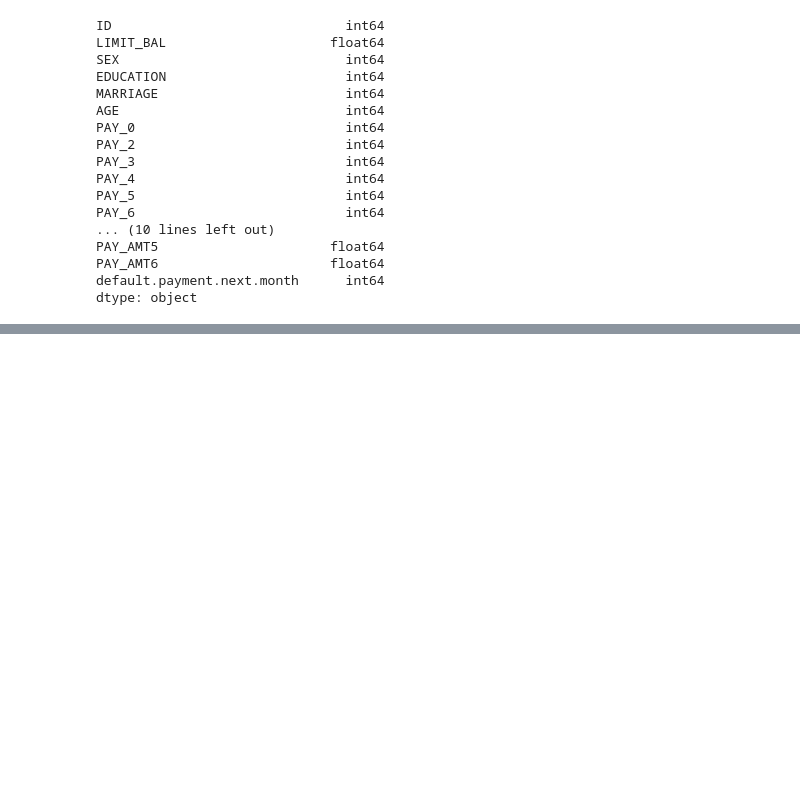
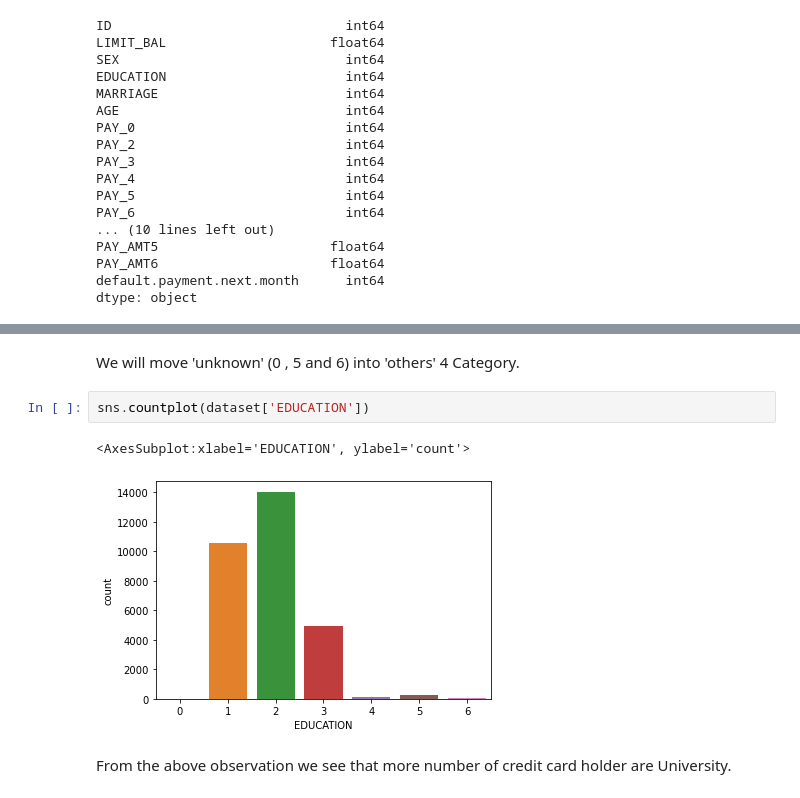
Before and after one commit to iamaakashpal/Credit-Card-Default-Prediction-EDA-and-FE, a Jupyter notebook: 1 EDA.ipynb, the cells around one changed output, grey strips where cells are left out. Cells and saved outputs as stored; diff of their text form; blank space fills up the shorter version.

```diff
--- a/1 EDA.ipynb
+++ b/1 EDA.ipynb
@@ -254,0 +339,9 @@ dtype: object
+# %% [markdown]
+We will move 'unknown' (0 , 5 and 6) into 'others' 4 Category.
+# %%
+sns.countplot(dataset['EDUCATION'])
+# %% [output]
+<AxesSubplot:xlabel='EDUCATION', ylabel='count'>
+[figure, added]
+# %% [markdown]
+From the above observation we see that more number of credit card holder are University.
```
Also changed, not shown: parts of 20 cells of this notebook.
